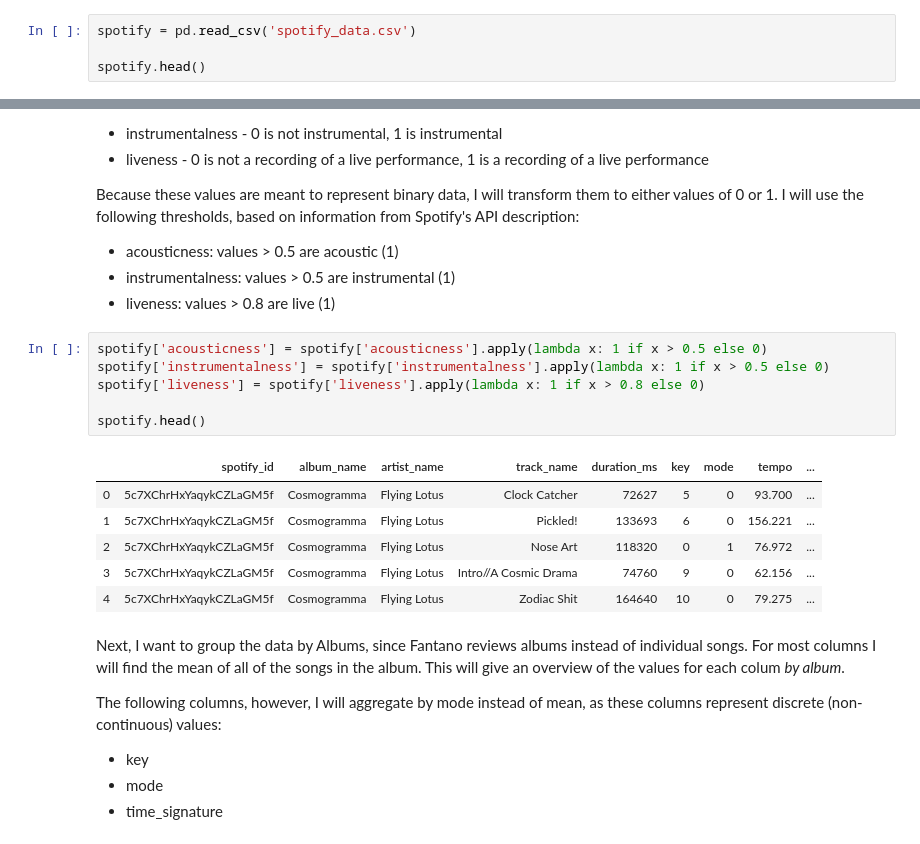
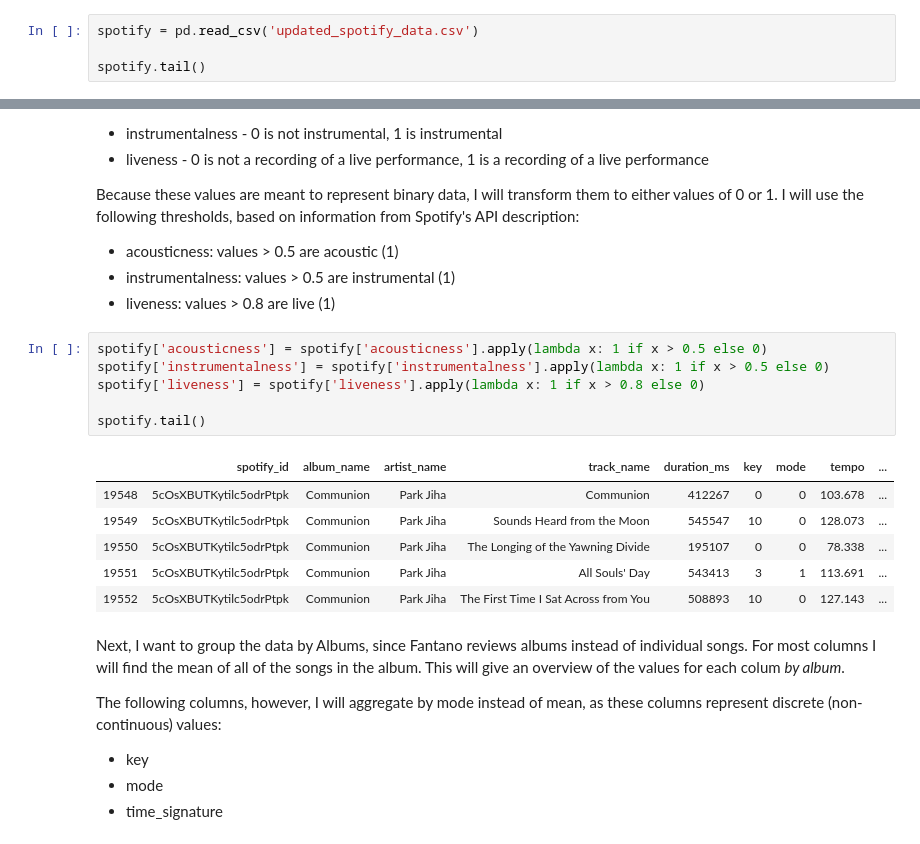
Before and after one commit to emilydwilliams/fantano_reviews, a Jupyter notebook: fantano_eda.ipynb, the cells around one changed output, grey strips where cells are left out. Saved outputs shown, nothing was run; the diff lists cells and outputs as text.

```diff
--- a/fantano_eda.ipynb
+++ b/fantano_eda.ipynb
@@ -11,8 +11,8 @@ import pandas as pd
 # %% [markdown]
 We start by importing the Spotify dataset and inspecting the first few rows. This dataset was made using Spotify's API and a description of each column may be found here: https://developer.spotify.com/documentation/web-api/reference/tracks/get-several-audio-features/
 # %%
-spotify = pd.read_csv('spotify_data.csv')
+spotify = pd.read_csv('updated_spotify_data.csv')
 
-spotify.head()
+spotify.tail()
 # %% [output]
 |  | spotify_id | album_name | artist_name | track_name | duration_ms | key | mode | tempo | ... |
@@ -34,16 +34,16 @@ Because these values are meant to represent binary data, I will transform them t
 # %%
 spotify['acousticness'] = spotify['acousticness'].apply(lambda x: 1 if x > 0.5 else 0)
 spotify['instrumentalness'] = spotify['instrumentalness'].apply(lambda x: 1 if x > 0.5 else 0)
 spotify['liveness'] = spotify['liveness'].apply(lambda x: 1 if x > 0.8 else 0)
 
-spotify.head()
+spotify.tail()
 # %% [output]
 |  | spotify_id | album_name | artist_name | track_name | duration_ms | key | mode | tempo | ... |
-| 0 | 5c7XChrHxYaqykCZLaGM5f | Cosmogramma | Flying Lotus | Clock Catcher | 72627 | 5 | 0 | 93.700 | ... |
-| 1 | 5c7XChrHxYaqykCZLaGM5f | Cosmogramma | Flying Lotus | Pickled! | 133693 | 6 | 0 | 156.221 | ... |
-| 2 | 5c7XChrHxYaqykCZLaGM5f | Cosmogramma | Flying Lotus | Nose Art | 118320 | 0 | 1 | 76.972 | ... |
-| 3 | 5c7XChrHxYaqykCZLaGM5f | Cosmogramma | Flying Lotus | Intro//A Cosmic Drama | 74760 | 9 | 0 | 62.156 | ... |
-| 4 | 5c7XChrHxYaqykCZLaGM5f | Cosmogramma | Flying Lotus | Zodiac Shit | 164640 | 10 | 0 | 79.275 | ... |
+| 19548 | 5cOsXBUTKytilc5odrPtpk | Communion | Park Jiha | Communion | 412267 | 0 | 0 | 103.678 | ... |
+| 19549 | 5cOsXBUTKytilc5odrPtpk | Communion | Park Jiha | Sounds Heard from the Moon | 545547 | 10 | 0 | 128.073 | ... |
+| 19550 | 5cOsXBUTKytilc5odrPtpk | Communion | Park Jiha | The Longing of the Yawning Divide | 195107 | 0 | 0 | 78.338 | ... |
+| 19551 | 5cOsXBUTKytilc5odrPtpk | Communion | Park Jiha | All Souls' Day | 543413 | 3 | 1 | 113.691 | ... |
+| 19552 | 5cOsXBUTKytilc5odrPtpk | Communion | Park Jiha | The First Time I Sat Across from You | 508893 | 10 | 0 | 127.143 | ... |
 # %% [markdown]
 Next, I want to group the data by Albums, since Fantano reviews albums instead of individual songs. For most columns I will find the mean of all of the songs in the album. This will give an overview of the values for each colum *by album*.
 
```
Also changed, not shown: parts of 21 cells of this notebook, 5 other files.
